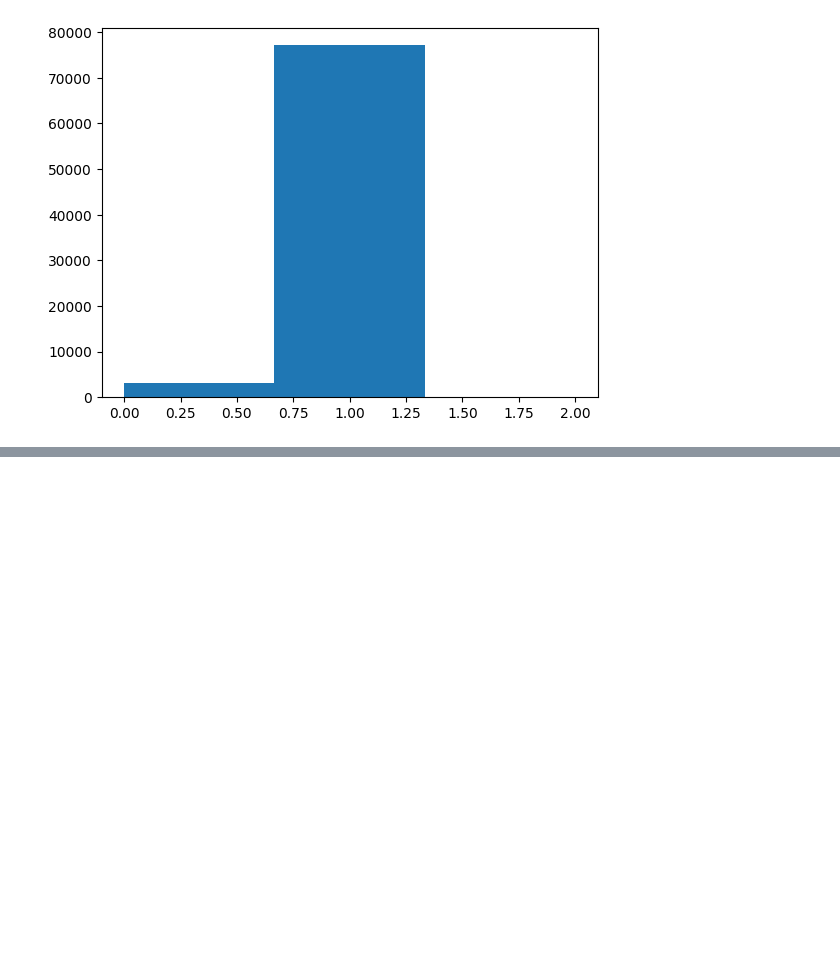
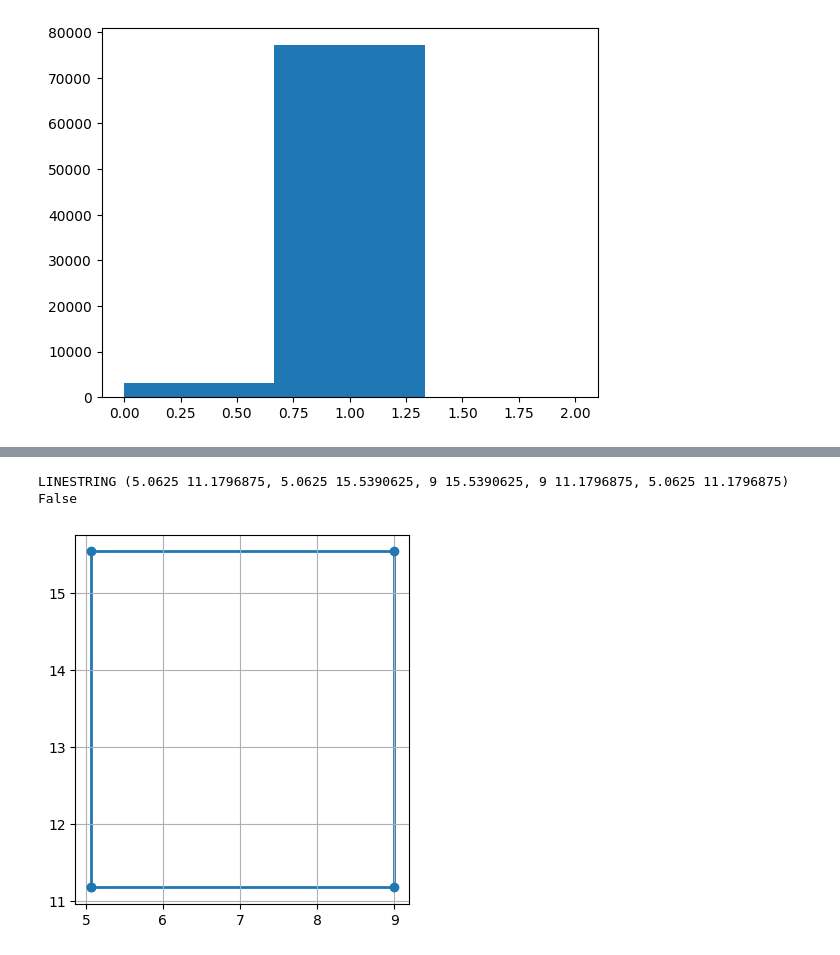
Before and after one commit to PNieck/WhatAComfortableWorld, a Jupyter notebook: data_exploration.ipynb, the cells around one changed output, grey strips where cells are left out. Cells and saved outputs as stored; diff of their text form; code cells hidden in the pictures; blank space fills up the shorter version.

```diff
--- a/data_exploration.ipynb
+++ b/data_exploration.ipynb
@@ -565,0 +612,16 @@ plt.hist(kitchens_cnt, bins=3)
+# %%
+from shapely.plotting import plot_line
+
+plan = floor_plans[0]
+room = plan.rooms[0]
+
+boundary = room.polygon().boundary
+
+plot_line(boundary)
+
+print(boundary)
+print(shapely.is_ccw(boundary))
+# %% [output]
+LINESTRING (5.0625 11.1796875, 5.0625 15.5390625, 9 15.5390625, 9 11.1796875, 5.0625 11.1796875)
+False
+[figure, added]
```
Also changed, not shown: parts of 4 cells of this notebook.
